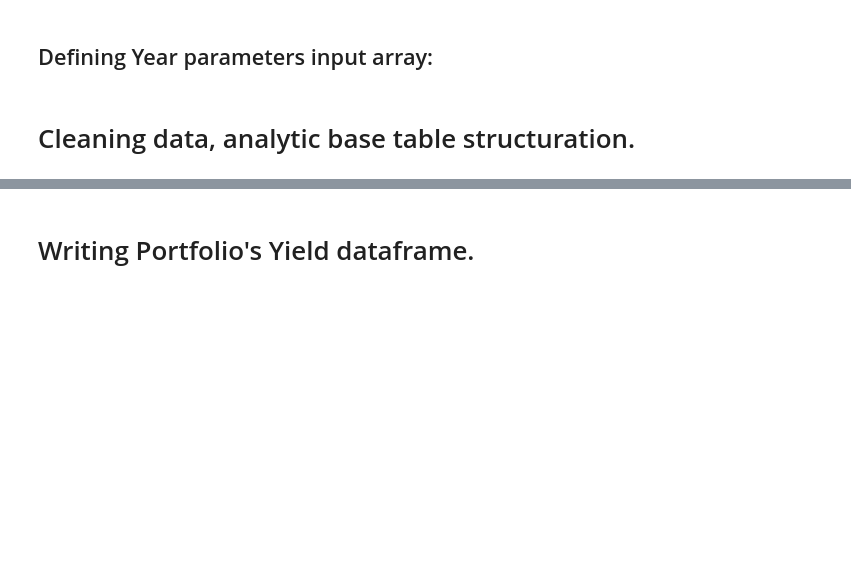
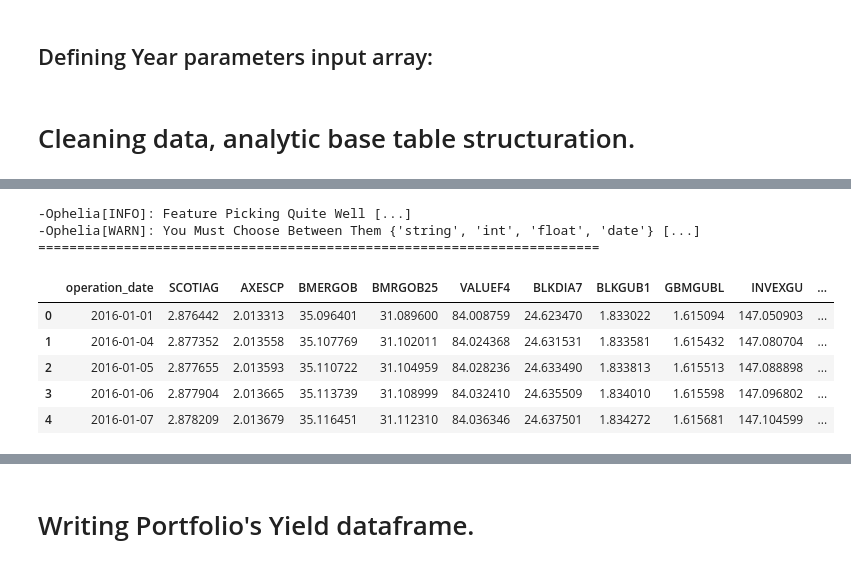
Before and after one commit to LuisFalva/ophelia, a Jupyter notebook: app_investment/00.Transform_Data.ipynb, the cells around one changed output, grey strips where cells are left out. Cells and saved outputs as stored; diff of their text form; code cells hidden in the pictures; blank space fills up the shorter version.

```diff
--- a/app_investment/00.Transform_Data.ipynb
+++ b/app_investment/00.Transform_Data.ipynb
@@ -95,0 +80,7 @@ debugging_portfolio.orderBy(col('operation_date')).limit(10).toPandas()
+# %%
+portfolio_window_df = portfolio_date_window(
+    df=portfolio_df,
+    from_year="2016",
+    to_year="2019",
+    col_date="operation_date"
+)
@@ -96,4 +95,31 @@ debugging_portfolio.orderBy(col('operation_date')).limit(10).toPandas()
 # %%
-long_cols = debugging_portfolio.columns[:-5]
-count_by_col = [spark_sum(col(x)).alias(str(x)) for x in long_cols]
-aggregate_columns = debugging_portfolio.select(*count_by_col)
+def monitoring_empty_vector(df, feature_type):
+    float_cols = ophelia.arrays.feature_picking(df)[str(feature_type)]
+    count_by_col = [spark_count(col(x)).alias(str(x)) for x in float_cols]
+    aggregate_columns = df.select(*count_by_col)
+    return aggregate_columns
+# %%
+def debug_null(panel, missing_days, N):
+    null_count = panel.select([col(c).alias(c) for c in panel.columns]).collect()[0].asDict()
+    clean_null_list = [k for k, v in null_count.items() if v < abs(missing_days - N)]
+    return clean_null_list
+# %%
+def debug_empty_vector(df, feature_type, missing_days=10):
+    sample_count = df.count()
+    empty_panel = monitoring_empty_vector(df, feature_type)
+    clean_null_list = debug_null(empty_panel, missing_days, sample_count)
+    debug_vector = df.drop(*clean_null_list)
+    return debug_vector
+# %%
+remove_none_df = debug_empty_vector(portfolio_window_df, feature_type="float")
+remove_none_df.limit(5).toPandas()
+# %% [output]
+-Ophelia[INFO]: Feature Picking Quite Well [...]
+-Ophelia[WARN]: You Must Choose Between Them {'string', 'int', 'float', 'date'} [...]
+========================================================================
+|  | operation_date | SCOTIAG | AXESCP | BMERGOB | BMRGOB25 | VALUEF4 | BLKDIA7 | BLKGUB1 | GBMGUBL | INVEXGU | ... |
+| 0 | 2016-01-01 | 2.876442 | 2.013313 | 35.096401 | 31.089600 | 84.008759 | 24.623470 | 1.833022 | 1.615094 | 147.050903 | ... |
+| 1 | 2016-01-04 | 2.877352 | 2.013558 | 35.107769 | 31.102011 | 84.024368 | 24.631531 | 1.833581 | 1.615432 | 147.080704 | ... |
+| 2 | 2016-01-05 | 2.877655 | 2.013593 | 35.110722 | 31.104959 | 84.028236 | 24.633490 | 1.833813 | 1.615513 | 147.088898 | ... |
+| 3 | 2016-01-06 | 2.877904 | 2.013665 | 35.113739 | 31.108999 | 84.032410 | 24.635509 | 1.834010 | 1.615598 | 147.096802 | ... |
+| 4 | 2016-01-07 | 2.878209 | 2.013679 | 35.116451 | 31.112310 | 84.036346 | 24.637501 | 1.834272 | 1.615681 | 147.104599 | ... |
```
Also changed, not shown: parts of 44 cells of this notebook, 11 other files.
